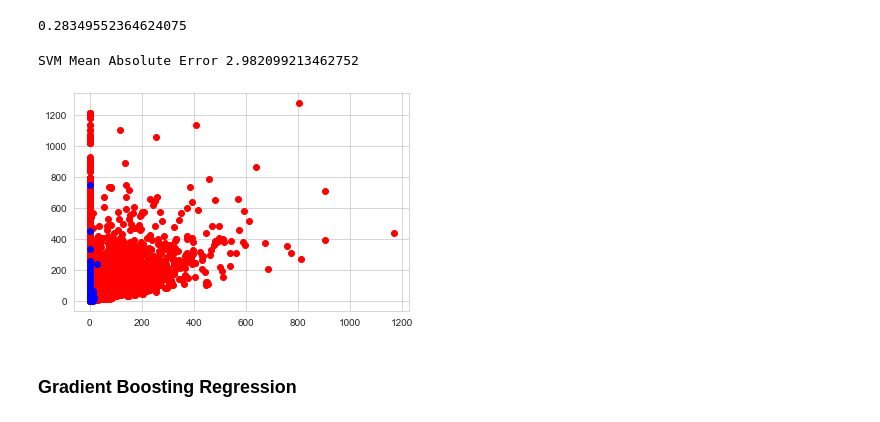
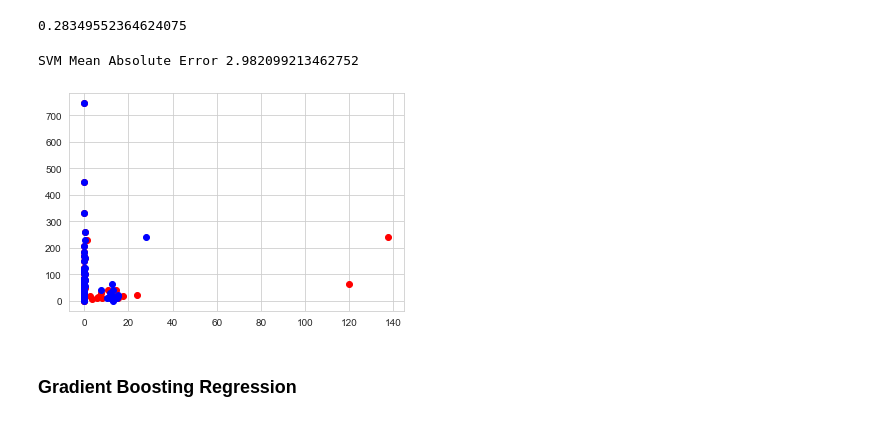
Before and after one commit to asettle/machine-learning-predictive-models, a Jupyter notebook: src/prediction_2.ipynb, the cells around one changed output. Cells and saved outputs as stored; diff of their text form; code cells hidden in the pictures.

Commit message:
fixed graph

```diff
--- a/src/prediction_2.ipynb
+++ b/src/prediction_2.ipynb
@@ -351,14 +348,14 @@ model_svr.score(X_test.head(100),y_test.head(100))
 # %%
 # compare values
 
-pl.scatter(y_train, X_train["Length"], color="red")
+pl.scatter(y_test.head(100), X_test["Length"].head(100), color="red")
 yp = model_svr.predict(X_test.head(100))
 mae = mean_absolute_error(y_test.head(100), yp)
 pl.scatter(yp, X_test.head(100)["Length"], color="blue")
 print("SVM Mean Absolute Error",mae)
 # %% [output]
 SVM Mean Absolute Error 2.982099213462752
-[figure, old version]
+[figure, new version]
 # %% [markdown]
 ### Gradient Boosting Regression
 # %%
```
Also changed, not shown: parts of 3 cells of this notebook.
